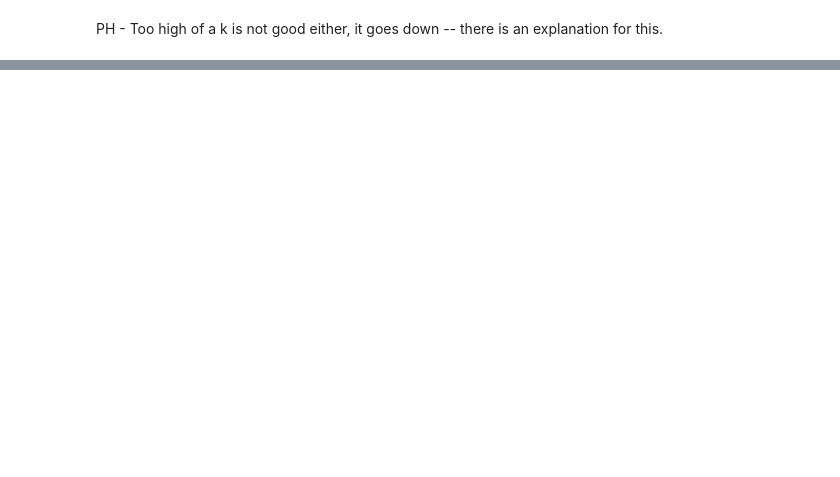
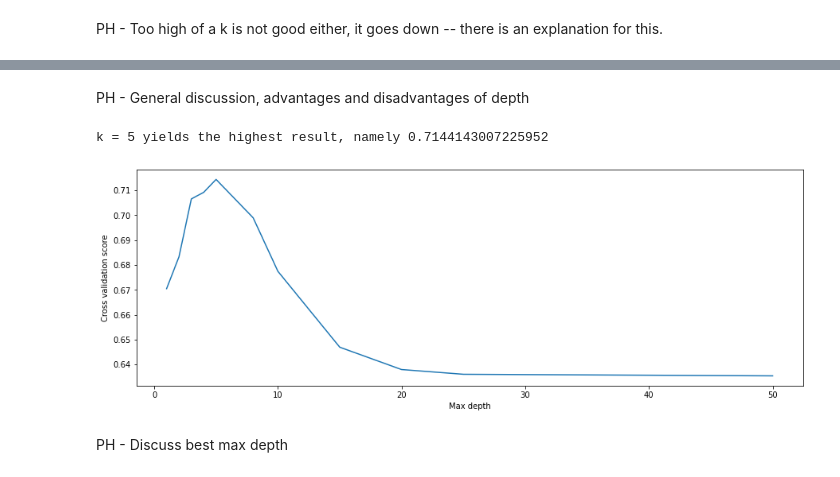
Before and after one commit to jberlang/League-of-Legends-Model, a Jupyter notebook: Notebook.ipynb, the cells around one changed output, grey strips where cells are left out. Cells and saved outputs as stored; diff of their text form; code cells hidden in the pictures; blank space fills up the shorter version.

```diff
--- a/Notebook.ipynb
+++ b/Notebook.ipynb
@@ -311,0 +301,22 @@ k = 2500 yields the highest result, namely 0.7292185337979809
+# %%
+# Decision techniques to consider for the decision tree classifier
+params = {
+    'criterion':  ['gini', 'entropy'],
+    'splitter': ['best', 'random']
+}
+
+# We can try all of these using GridSearchCV by Scikit.
+clf = GridSearchCV(
+    estimator=DecisionTreeClassifier(),
+    param_grid=params,
+    cv=4, # cross validation
+    n_jobs=5, # jobs in parallel
+    verbose=1,
+)
+
+clf.fit(X_train, y_train)
+best_tree_pms = clf.best_params_
+
+print(f"\nBest techniques for the tree are:")
+for pm in best_tree_pms.keys():
+    print(f" - {pm} = {best_tree_pms[pm]}")
@@ -311,0 +331,9 @@ k = 2500 yields the highest result, namely 0.7292185337979809
+# %%
+ds = [1, 2, 3, 4, 5, 8, 10, 15, 20, 25, 50]
+tree_scores = []
+
+for d in ds:
+    tree = DecisionTreeClassifier(criterion=best_tree_pms['criterion'], splitter=best_tree_pms['splitter'], max_depth=d)
+    score = np.mean(cross_val_score(tree, X_train, y_train['Win'].to_numpy(), cv=4))
+    tree_scores.append(score)
+    print(f"depth = {d}: score = {score}")
@@ -311,0 +352,17 @@ k = 2500 yields the highest result, namely 0.7292185337979809
+# %% [markdown]
+PH - General discussion, advantages and disadvantages of depth
+# %%
+max_score = max(tree_scores)
+tree_max_score = ds[tree_scores.index(max_score)]
+
+plt.figure(figsize=(15,5))
+plt.ylabel("Cross validation score")
+plt.xlabel("Max depth")
+sns.lineplot(x=ds, y=tree_scores)
+
+print(f"k = {tree_max_score} yields the highest result, namely {max_score}")
+# %% [output]
+k = 5 yields the highest result, namely 0.7144143007225952
+[figure, added]
+# %% [markdown]
+PH - Discuss best max depth
```
Also changed, not shown: parts of 10 cells of this notebook.
